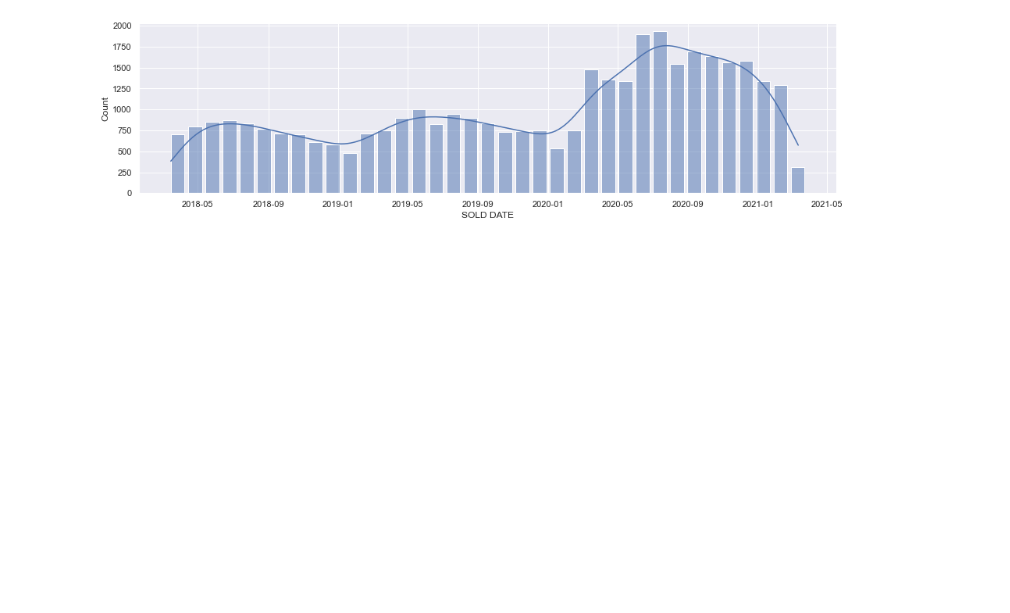
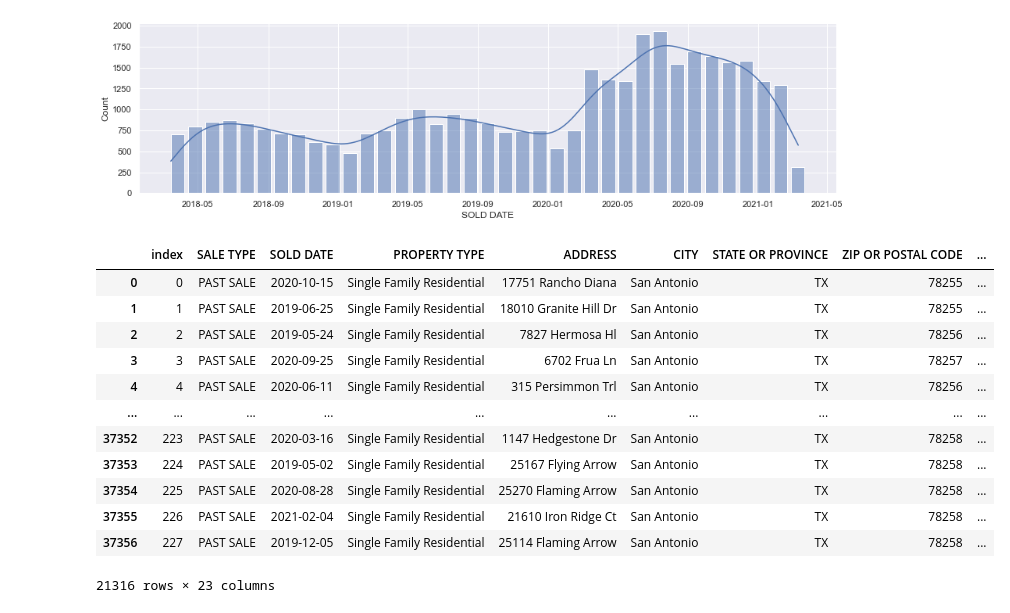
Before and after one commit to randallb15/PredictingSAHomeValues, a Jupyter notebook: EDA.ipynb, the cells around one changed output. Cells and saved outputs as stored; diff of their text form; code cells hidden in the pictures; blank space fills up the shorter version.

```diff
--- a/EDA.ipynb
+++ b/EDA.ipynb
@@ -130,0 +108,24 @@ sns.histplot(data=df['SOLD DATE'],binwidth=30,kde=True,shrink=0.8)
+# %%
+df.reset_index(inplace=True)
+# %%
+df['MONTH'] = pd.DatetimeIndex(df['SOLD DATE']).month
+# %%
+df.dropna(inplace=True)
+# %%
+df['MONTH'] = df['MONTH'].astype(int)
+# %%
+df
+# %% [output]
+|  | index | SALE TYPE | SOLD DATE | PROPERTY TYPE | ADDRESS | CITY | STATE OR PROVINCE | ZIP OR POSTAL CODE | ... |
+| 0 | 0 | PAST SALE | 2020-10-15 | Single Family Residential | 17751 Rancho Diana | San Antonio | TX | 78255 | ... |
+| 1 | 1 | PAST SALE | 2019-06-25 | Single Family Residential | 18010 Granite Hill Dr | San Antonio | TX | 78255 | ... |
+| 2 | 2 | PAST SALE | 2019-05-24 | Single Family Residential | 7827 Hermosa Hl | San Antonio | TX | 78256 | ... |
+| 3 | 3 | PAST SALE | 2020-09-25 | Single Family Residential | 6702 Frua Ln | San Antonio | TX | 78257 | ... |
+| 4 | 4 | PAST SALE | 2020-06-11 | Single Family Residential | 315 Persimmon Trl | San Antonio | TX | 78256 | ... |
+| ... | ... | ... | ... | ... | ... | ... | ... | ... | ... |
+| 37352 | 223 | PAST SALE | 2020-03-16 | Single Family Residential | 1147 Hedgestone Dr | San Antonio | TX | 78258 | ... |
+| 37353 | 224 | PAST SALE | 2019-05-02 | Single Family Residential | 25167 Flying Arrow | San Antonio | TX | 78258 | ... |
+| 37354 | 225 | PAST SALE | 2020-08-28 | Single Family Residential | 25270 Flaming Arrow | San Antonio | TX | 78258 | ... |
+| 37355 | 226 | PAST SALE | 2021-02-04 | Single Family Residential | 21610 Iron Ridge Ct | San Antonio | TX | 78258 | ... |
+| 37356 | 227 | PAST SALE | 2019-12-05 | Single Family Residential | 25114 Flaming Arrow | San Antonio | TX | 78258 | ... |
+21316 rows × 23 columns
```
Also changed, not shown: parts of 4 cells of this notebook, 3 other files.
